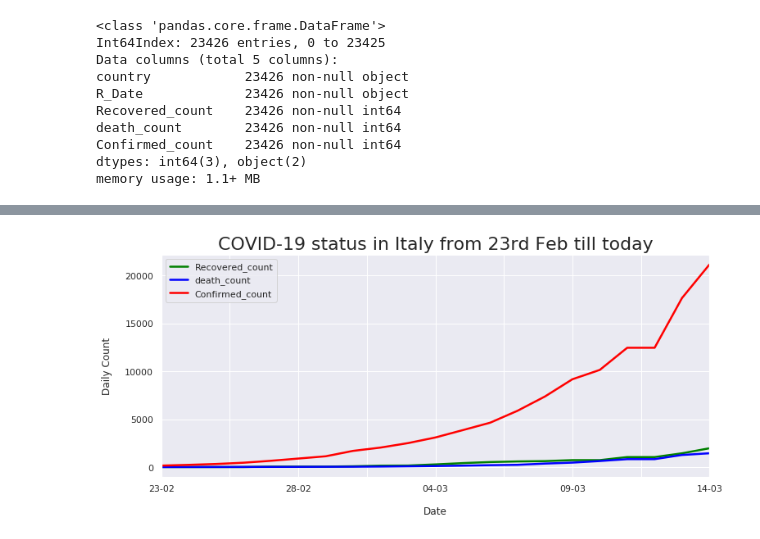
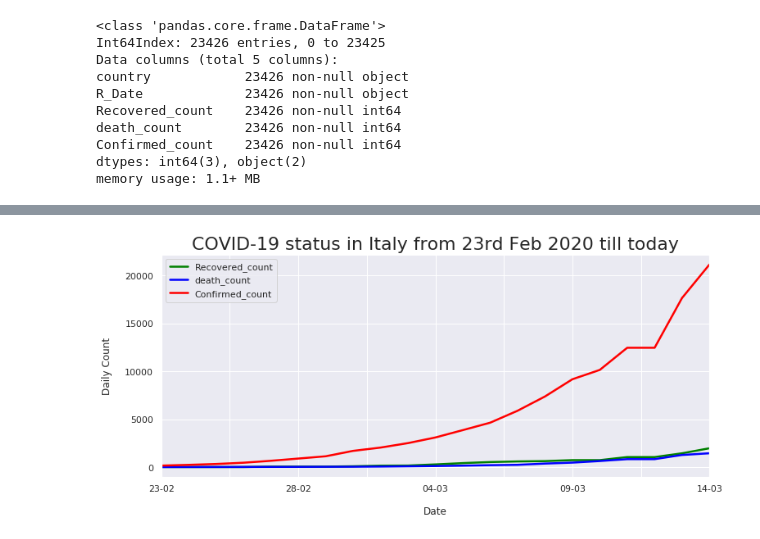
Before and after one commit to radhika1112/Real-time-COVID-19-analysis, a Jupyter notebook: COVID_19_Analysis_on_real_time_data.ipynb, the cells around one changed output, grey strips where cells are left out. Saved outputs shown, nothing was run; the diff lists cells and outputs as text; code cells hidden in the pictures.

```diff
--- a/COVID_19_Analysis_on_real_time_data.ipynb
+++ b/COVID_19_Analysis_on_real_time_data.ipynb
@@ -254,13 +279,13 @@ plt.title("COVID-19 status in India from 29 Feb till today", y=1.0, fontsize=22)
 # %%
 count_in_Italy = result[result['country']=='Italy']
 
 sns.set(font_scale=1.0)
 count_in_Italy.iloc[-21:,:].set_index('Date')['Recovered_count'].plot(figsize=(12, 5), linewidth=2.5, color='green')
 count_in_Italy.iloc[-21:,:].set_index('Date')['death_count'].plot(figsize=(12, 5), linewidth=2.5, color='blue')
 count_in_Italy.iloc[-21:,:].set_index('Date')['Confirmed_count'].plot(figsize=(12, 5), linewidth=2.5, color='red')
 plt.xlabel("Date", labelpad=15)
 plt.ylabel("Daily Count", labelpad=15)
 plt.legend()
-plt.title("COVID-19 status in Italy from 23rd Feb till today", y=1.0, fontsize=22);
+plt.title("COVID-19 status in Italy from 23rd Feb 2020 till today", y=1.0, fontsize=22);
 # %% [output]
-[figure, old version]
+[figure, new version]
```
Also changed, not shown: parts of 17 cells of this notebook.
